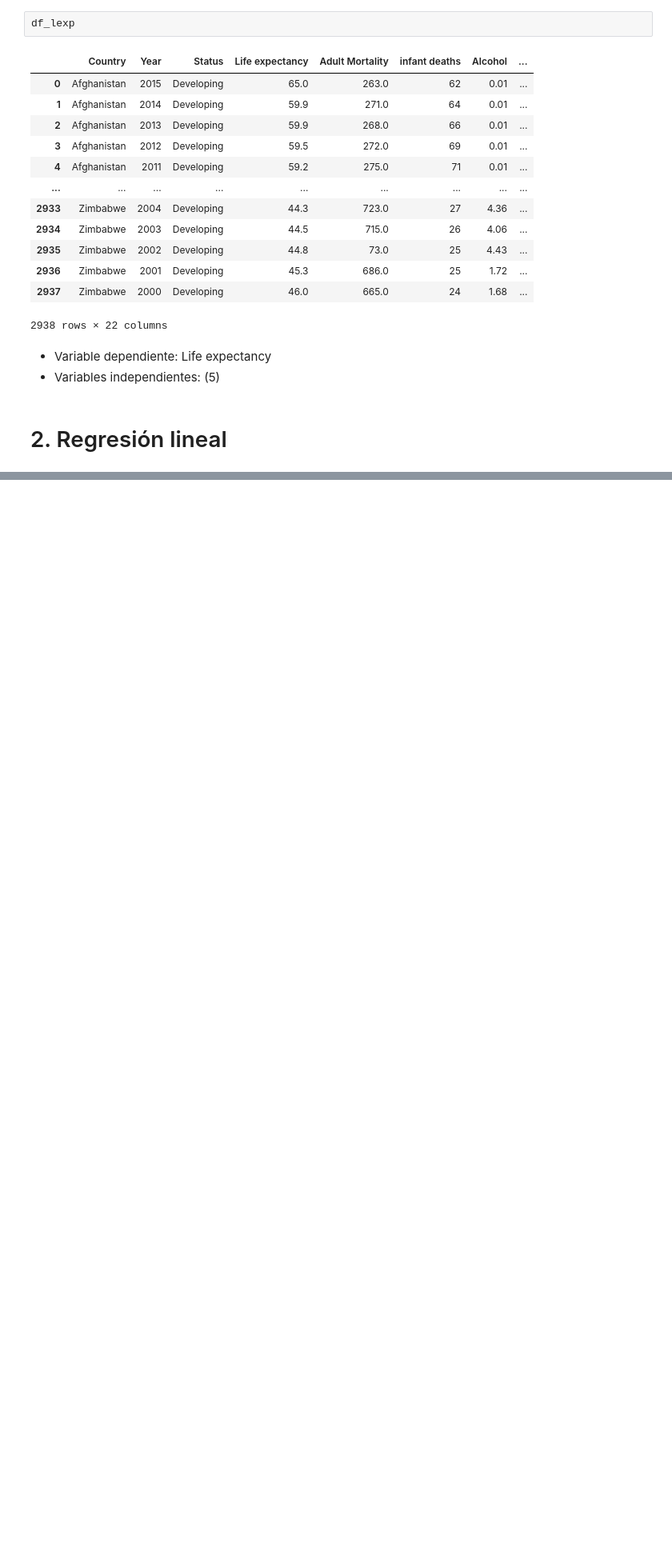
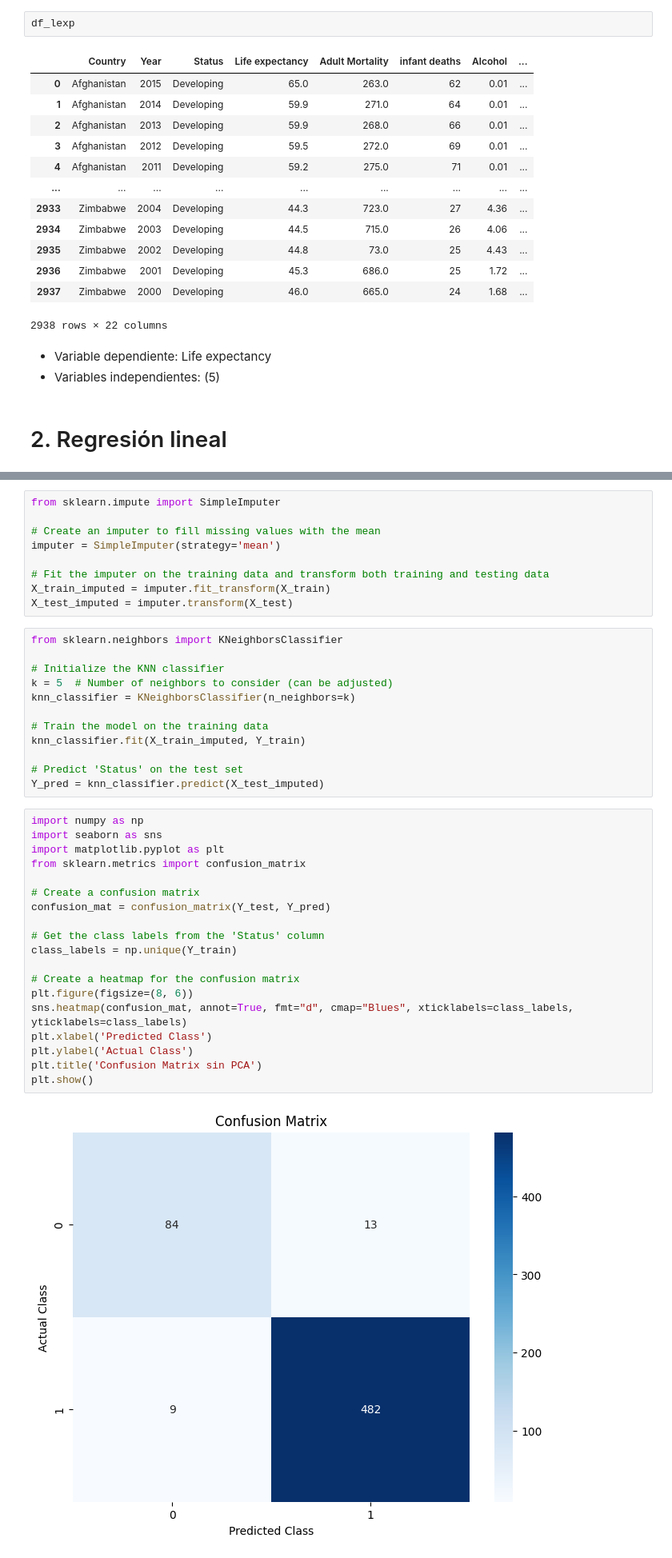
Before and after one commit to ElKroko/tarea-IA, a Jupyter notebook: Pagina 2.ipynb, the cells around one changed output, grey strips where cells are left out. Shown at 80% size. Drawn from its saved outputs; the diff is of its cells as text; blank space fills up the shorter version.

```diff
--- a/Pagina 2.ipynb
+++ b/Pagina 2.ipynb
@@ -30,0 +119,42 @@ df_lexp
+# %%
+from sklearn.impute import SimpleImputer
+
+# Create an imputer to fill missing values with the mean
+imputer = SimpleImputer(strategy='mean')
+
+# Fit the imputer on the training data and transform both training and testing data
+X_train_imputed = imputer.fit_transform(X_train)
+X_test_imputed = imputer.transform(X_test)
+# %%
+from sklearn.neighbors import KNeighborsClassifier
+
+# Initialize the KNN classifier
+k = 5  # Number of neighbors to consider (can be adjusted)
+knn_classifier = KNeighborsClassifier(n_neighbors=k)
+
+# Train the model on the training data
+knn_classifier.fit(X_train_imputed, Y_train)
+
+# Predict 'Status' on the test set
+Y_pred = knn_classifier.predict(X_test_imputed)
+# %%
+import numpy as np
+import seaborn as sns
+import matplotlib.pyplot as plt
+from sklearn.metrics import confusion_matrix
+
+# Create a confusion matrix
+confusion_mat = confusion_matrix(Y_test, Y_pred)
+
+# Get the class labels from the 'Status' column
+class_labels = np.unique(Y_train)
+
+# Create a heatmap for the confusion matrix
+plt.figure(figsize=(8, 6))
+sns.heatmap(confusion_mat, annot=True, fmt="d", cmap="Blues", xticklabels=class_labels, yticklabels=class_labels)
+plt.xlabel('Predicted Class')
+plt.ylabel('Actual Class')
+plt.title('Confusion Matrix sin PCA')
+plt.show()
+# %% [output]
+[figure, added]
```
Also changed, not shown: parts of 11 cells of this notebook.
